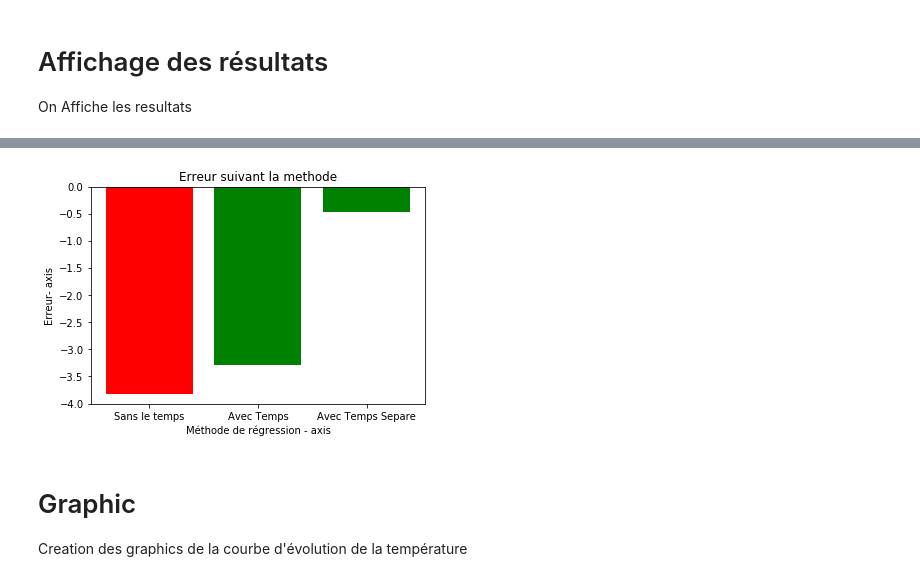
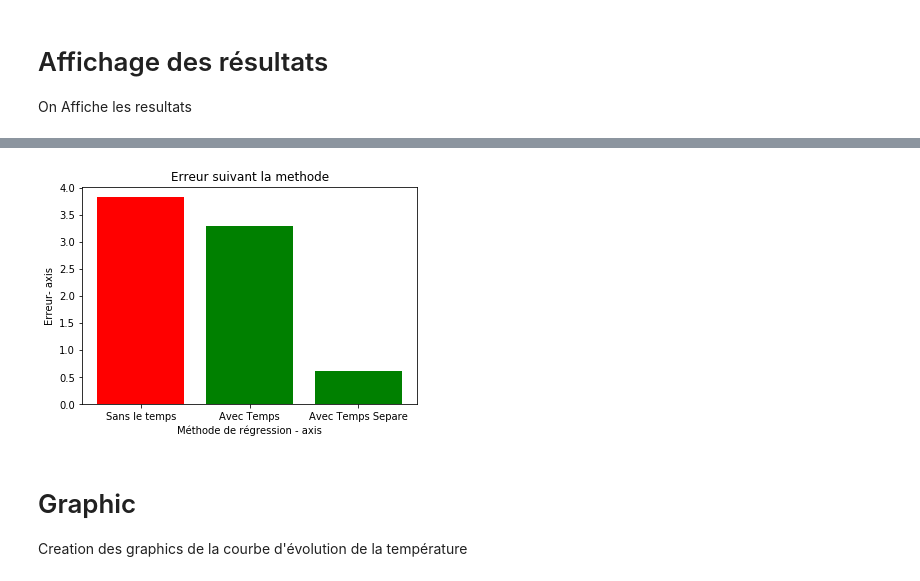
Before and after one commit to cui-unige/BSc-sensor-machine-learning, a Jupyter notebook: MLDemeter.ipynb, the cells around one changed output, grey strips where cells are left out. Drawn from its saved outputs; the diff is of its cells as text; code cells hidden in the pictures.

```diff
--- a/MLDemeter.ipynb
+++ b/MLDemeter.ipynb
@@ -410,4 +393,7 @@ Une partie qui contient que les moments où on arrose. On peut selectionner ceci
 L'autre partie contient les moments où on n'arrose pas. C'est-à-dire les momments où l'eau s'évapore.
 # %%
 dfArrosage = df.loc[df['TAfterArrosage'] == 0]
-dfEvaporation = df.loc[df['TAfterArrosage'] > 0]
+tmp = df.loc[df['TAfterArrosage'] > 0]
+dfStabilisation = df.loc[df['TAfterArrosage'] > 450]
+dfEvaporation = tmp.loc[df['TAfterArrosage'] <= 450]
+dfEvaporation
@@ -423,7 +428,7 @@ array([ 0.00318094, -0.53627575,  0.07456596])
 # Pour faire le régression linear sur le moment d'arrosage
 
 regLinearEva = linear_model.LinearRegression()
-regLinearEva.fit(dfEvaporation[['mean_moisture-percent','mean_temperature','TAfterArrosage']],dfEvaporation.moistureAdd)
+regLinearEva.fit(dfEvaporation[['mean_moisture-percent','mean_temperature','TAfterArrosage','ArrosageHist']],dfEvaporation.moistureAdd)
 
 regLinearEva.intercept_
 regLinearEva.coef_
@@ -431,0 +437,8 @@ array([-0.00911625,  0.02408432,  0.00055585])
+# %%
+# Pour faire le régression linear sur le moment d'arrosage
+
+regLinearSta = linear_model.LinearRegression()
+regLinearSta.fit(dfStabilisation[['mean_moisture-percent','mean_temperature','TAfterArrosage']],dfStabilisation.moistureAdd)
+
+regLinearSta.intercept_
+regLinearSta.coef_
@@ -448,11 +463,14 @@ for i in range(0,TestSize):
 
     if i%48 == 0:
         nAro =+ 1
-        StartHumidity = dfTest.iloc[init+i,1]
+        #StartHumidity = dfTest.iloc[init+i,1]
         result[i] = StartHumidity + regLinearAro.predict([[StartHumidity,base.iloc[init+i,2],base.iloc[init+i,5]]])[0]
         ErrAro =+ dfTest.iloc[int(i),9] - base.iloc[i,1]
+    elif i%48 <= 15:
+        result[i] = StartHumidity + regLinearEva.predict([[StartHumidity,base.iloc[init+i,2],base.iloc[init+i,6],base.iloc[init+48*nAro,5]]])[0]
+        ErrEva =+ dfTest.iloc[int(i),9] - base.iloc[i,1]
     else:
-        result[i] = StartHumidity + regLinearEva.predict([[StartHumidity,base.iloc[init+i,2],base.iloc[init+i,6]]])[0]
+        result[i] = StartHumidity + regLinearSta.predict([[StartHumidity,base.iloc[init+i,2],base.iloc[init+i,6]]])[0]
         ErrEva =+ dfTest.iloc[int(i),9] - base.iloc[i,1]
 
     StartHumidity = result[i]
@@ -487,28 +505,30 @@ Avec Temps Séparé :  -0.466874285852
 # %%
 # x-coordinates of left sides of bars
 left = [1, 2, 3]
 
 # heights of bars
 height = [ErrSansTemps, ErrTemps, ErrSepare]
+height = [abs(x) for x in height]
+
 
 # labels for bars
 tick_label = ['Sans le temps', 'Avec Temps', 'Avec Temps Separe']
 
 # plotting a bar chart
 plt.bar(left, height, tick_label = tick_label,
         width = 0.8, color = ['red', 'green','green'])
 
 # naming the x-axis
 plt.xlabel('Méthode de régression - axis')
 # naming the y-axis
 plt.ylabel('Erreur- axis')
 # plot title
 plt.title('Erreur suivant la methode')
 
 # function to show the plot
 plt.show()
 # %% [output]
-[figure, old version]
+[figure, new version]
 # %% [markdown]
 # Graphic
 
```
Also changed, not shown: parts of 10 cells of this notebook.
